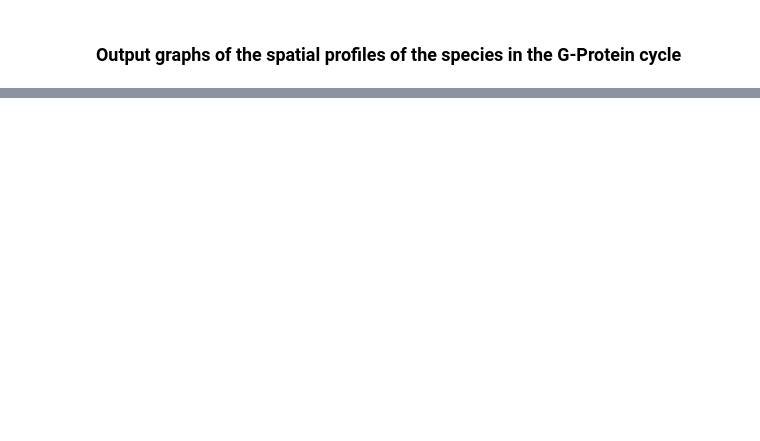
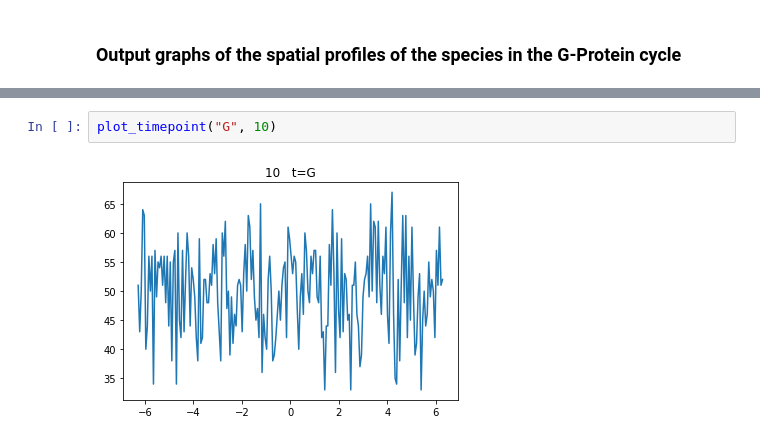
Before and after one commit to StochSS/SpatialPy, a Jupyter notebook: examples/yeast_polarization/G-Protein_1D.ipynb, the cells around one changed output, grey strips where cells are left out. Cells and saved outputs as stored; diff of their text form; blank space fills up the shorter version.

```diff
--- a/examples/yeast_polarization/G-Protein_1D.ipynb
+++ b/examples/yeast_polarization/G-Protein_1D.ipynb
@@ -164,0 +126,4 @@ Text(0.5, 1.0, 'R   t=10')
+# %%
+plot_timepoint("G", 10)
+# %% [output]
+[figure, added]
```
Also changed, not shown: parts of 16 cells of this notebook.
